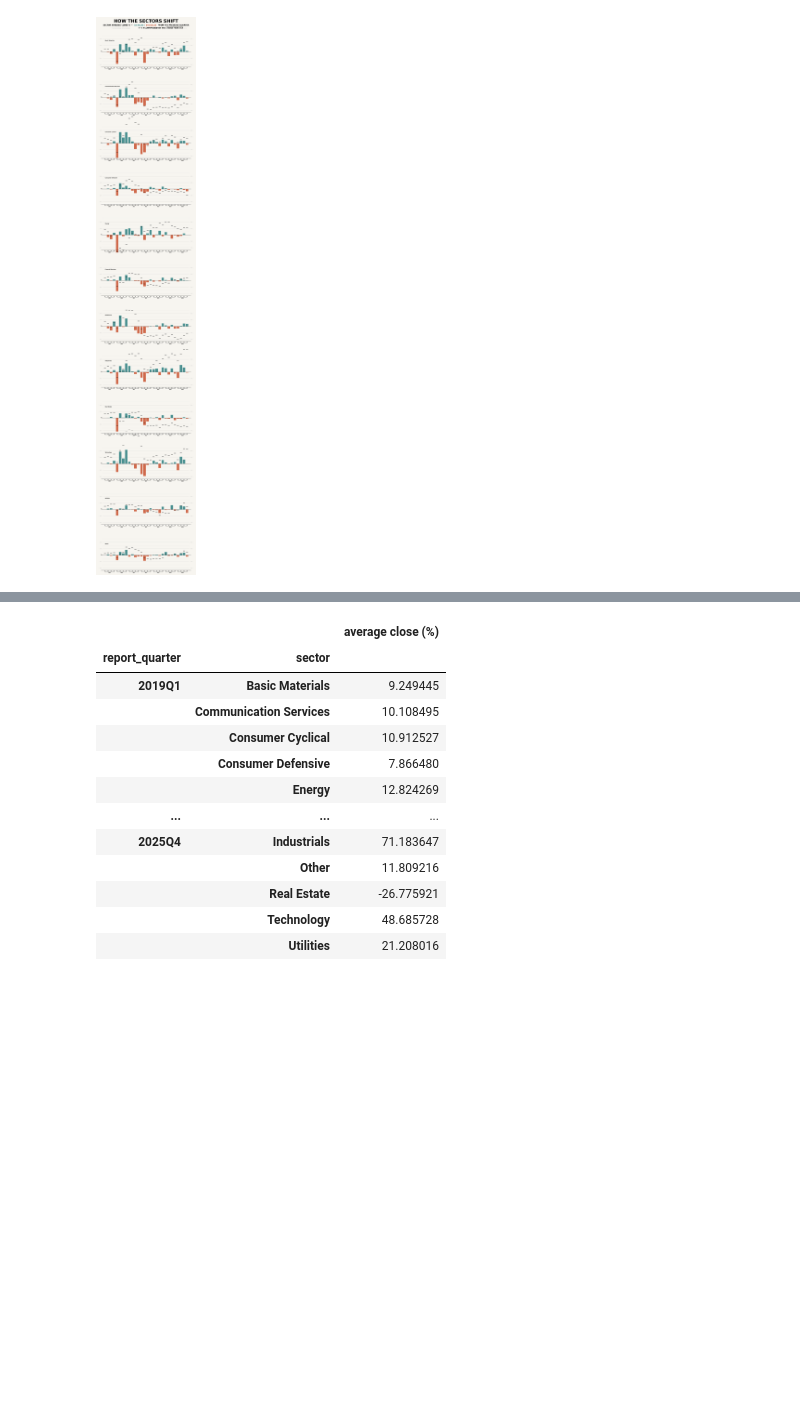
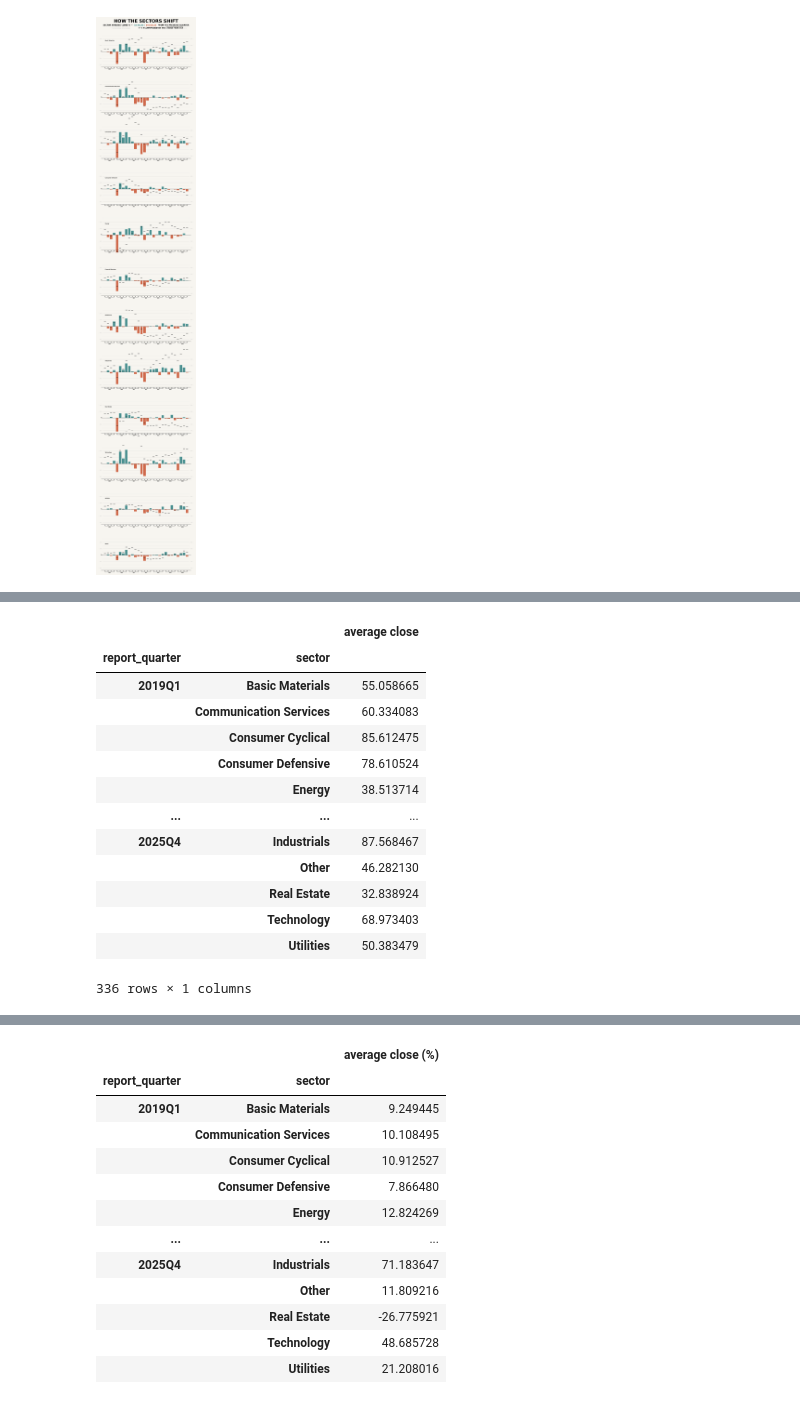
Before and after one commit to vinp505/DataViz, a Jupyter notebook: QUARTERLY_barplot/quarterly_barplot_dev.ipynb, the cells around one changed output, grey strips where cells are left out. Saved outputs shown, nothing was run; the diff lists cells and outputs as text; code cells hidden in the pictures; blank space fills up the shorter version.

```diff
--- a/QUARTERLY_barplot/quarterly_barplot_dev.ipynb
+++ b/QUARTERLY_barplot/quarterly_barplot_dev.ipynb
@@ -296,0 +332,19 @@ plt.show()
+# %%
+df_grouped_lday_abs = df_lday_only.groupby(by= ['report_quarter', 'sector']).agg({'close' : 'mean'})
+df_grouped_lday_abs.rename({'close' : 'average close'}, axis= 1, inplace= True)
+df_grouped_lday_abs
+# %% [output]
+|  |  | average close |
+| report_quarter | sector |  |
+| 2019Q1 | Basic Materials | 55.058665 |
+|  | Communication Services | 60.334083 |
+|  | Consumer Cyclical | 85.612475 |
+|  | Consumer Defensive | 78.610524 |
+|  | Energy | 38.513714 |
+| ... | ... | ... |
+| 2025Q4 | Industrials | 87.568467 |
+|  | Other | 46.282130 |
+|  | Real Estate | 32.838924 |
+|  | Technology | 68.973403 |
+|  | Utilities | 50.383479 |
+336 rows × 1 columns
```
Also changed, not shown: parts of 5 cells of this notebook, 3 other files.
